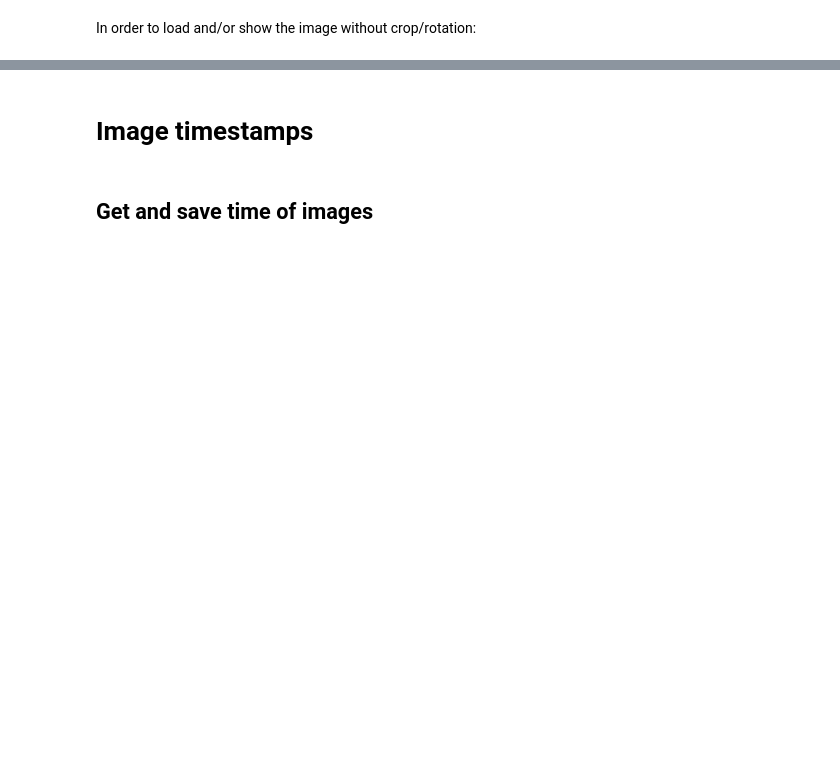
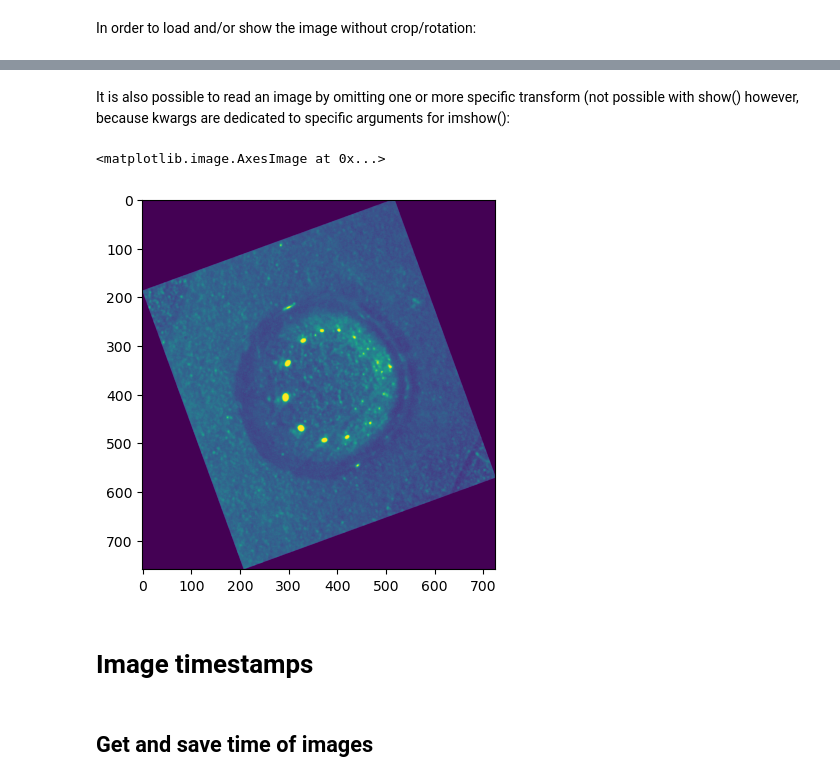
Before and after one commit to ovinc/imgseries, a Jupyter notebook: ImgSeries_Static.ipynb, the cells around one changed output, grey strips where cells are left out. Cells and saved outputs as stored; diff of their text form; code cells hidden in the pictures; blank space fills up the shorter version.

```diff
--- a/ImgSeries_Static.ipynb
+++ b/ImgSeries_Static.ipynb
@@ -164,3 +189,11 @@ images.show(num=11, transform=False)
+# %% [markdown]
+It is also possible to read an image by omitting one or more specific transform (not possible with show() however, because kwargs are dedicated to specific arguments for imshow():
+# %%
+img = images.read(num=30, crop=False, filter=False)
+plt.imshow(img)
+# %% [output]
+<matplotlib.image.AxesImage at 0x...>
+[figure, added]
 # %% [markdown]
 # Image timestamps
 # %% [markdown]
```
Also changed, not shown: parts of 21 cells of this notebook, 9 other files.
